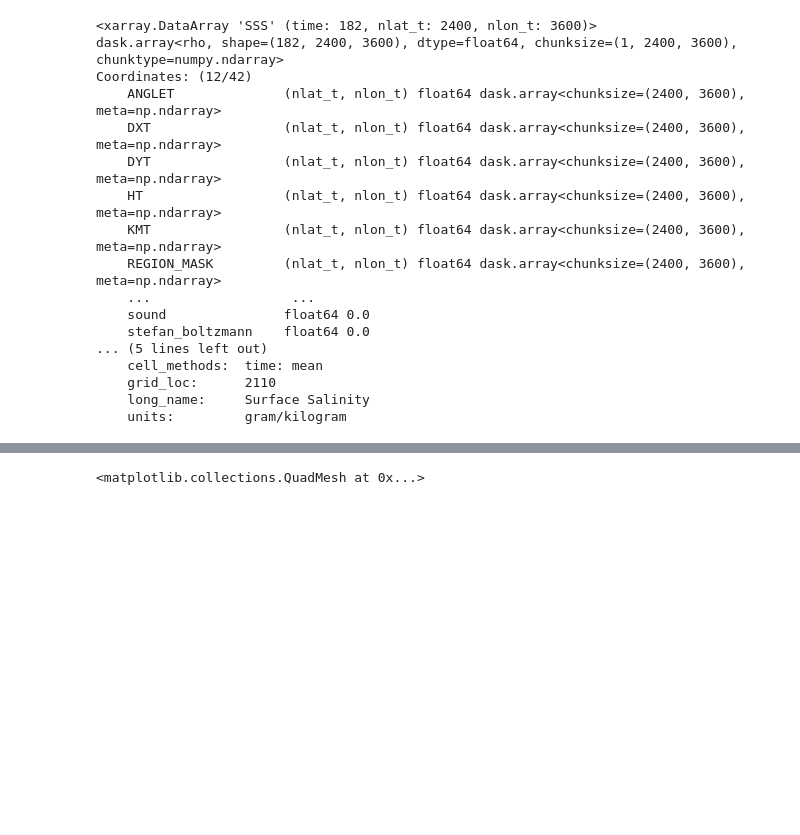
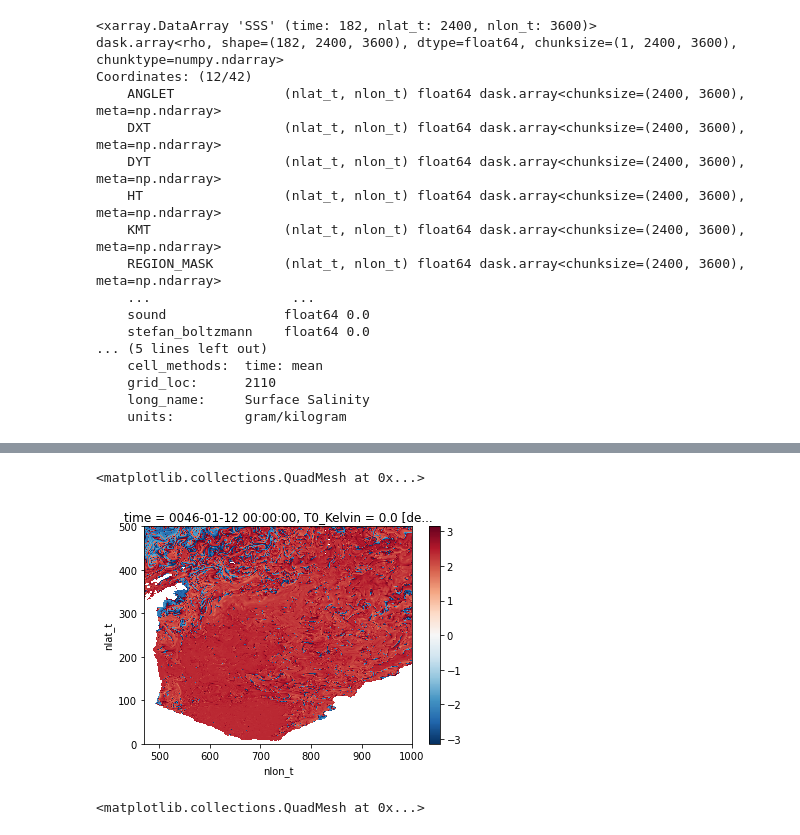
Before and after one commit to shanicetbailey/SST-gradients, a Jupyter notebook: CESM/tendency-histograms.ipynb, the cells around one changed output, grey strips where cells are left out. Cells and saved outputs as stored; diff of their text form; code cells hidden in the pictures; blank space fills up the shorter version.

Commit message:
computed turner angle, plotted for wg region

```diff
--- a/CESM/tendency-histograms.ipynb
+++ b/CESM/tendency-histograms.ipynb
@@ -397,5 +425,5 @@ gradient(rho)
 # %%
-def horizontal_turner_angle(**selection):
+def horizontal_turner_angle():
     """Compute horizontal turner angle given SST and SSS,
         and user-defined basin selection"""
 
@@ -413,19 +441,26 @@ def horizontal_turner_angle(**selection):
     #create grad-rho and |grad-rho| terms
     rho = jmd95numba.rho(ds_ren.SSS, ds_ren.SST, 0)
     gradrho = gradient(rho)
-    modgradρ = np.sqrt()
+    modgradrho = 1 / np.sqrt(gradrho[0]**2 + gradrho[-1]**2)
+
+    #create gradT and gradS
+    gradT = gradient(ds_ren.SST)
+    gradS = gradient(ds_ren.SSS)
 
     #define alpha and beta
     runit2mass = 1.035e3 #rho_0
-    alpha = - tendencies.drhodt / runit2mass
-    beta = tendencies.drhods / runit2mass
-
-    #create temperature and salinity components of equation
-    temp_comp = alpha*tendencies.SST_bih
-    salt_comp = beta*tendencies.SSS_bih
+    drhodt = xr.apply_ufunc(jmd95numba.drhodt, ds_ren.SSS, ds_ren.SST, 0,
+                        output_dtypes=[ds_ren.SST.dtype],
+                        dask='parallelized').reset_coords(drop=True)#.load()
+    drhods = xr.apply_ufunc(jmd95numba.drhods, ds_ren.SSS, ds_ren.SST, 0,
+                        output_dtypes=[ds_ren.SSS.dtype],
+                        dask='parallelized').reset_coords(drop=True)#.load()
+    alpha = - drhodt / runit2mass
+    beta = drhods / runit2mass
 
     #define eq
-    turner_angle = np.arctan2(xr.dot(gradρ_modgradρ.isel(**selection), (temp_comp+salt_comp).isel(**selection)),
-                              xr.dot(gradρ_modgradρ.isel(**selection), (temp_comp-salt_comp).isel(**selection)))
+    term1 = modgradrho*(gradrho[0]*(alpha*gradT[0] + beta*gradS[0]) + gradrho[1]*(alpha*gradT[1] + beta*gradS[1]))
+    term2 = modgradrho*(gradrho[0]*(alpha*gradT[0] - beta*gradS[0]) + gradrho[1]*(alpha*gradT[1] - beta*gradS[1]))
+    turner_angle = np.arctan2(term1, term2)
 
     return turner_angle
@@ -464,3 +467,3 @@ selection = dict(time=10, nlat=slice(1550,1650), nlon=slice(300,500))
 # %%
 #weddell region
-selection = dict(time=10, nlon=slice(470, 1000), nlat=slice(0,500))
+selection = dict(time=10, nlon_t=slice(470, 1000), nlat_t=slice(0,500))
@@ -487,0 +668,2 @@ Attributes: (0)
+# %%
+ta_wg = horizontal_turner_angle()
@@ -488,3 +689,8 @@ Attributes: (0)
+# %%
+ta_wg.isel(**selection).plot()
+# %% [output]
+<matplotlib.collections.QuadMesh at 0x...>
+[figure, added]
 # %%
 turner_angle.isel(**selection).plot()
 # %% [output]
```
Also changed, not shown: parts of 38 cells of this notebook.
